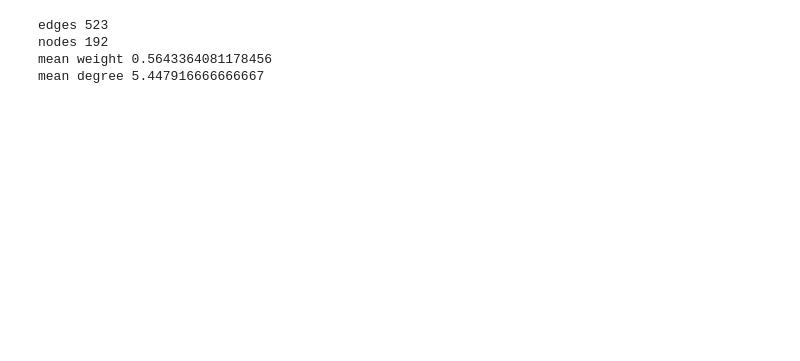
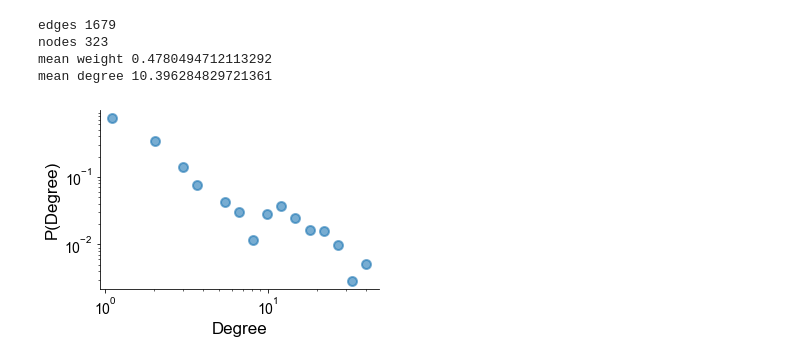
Before and after one commit to fenglabbuf/2025_Li_et_al, a Jupyter notebook: scripts/plot_modules.ipynb, the cells around one changed output. Saved outputs shown, nothing was run; the diff lists cells and outputs as text; code cells hidden in the pictures; blank space fills up the shorter version.

```diff
--- a/scripts/plot_modules.ipynb
+++ b/scripts/plot_modules.ipynb
@@ -29,12 +58,12 @@ treatments = ['Anp', 'AMn', 'AMp', 'AMnp']
 # %%
 DG = read_directed_grn(f'./../results/GRN/{treatments[0]}_7.txt')
-DGp = remove_edge(DG, 0.49, component='positive')
+DGp = remove_edge(DG, 0.4, component='positive')
 print(f'edges {len(DGp.edges())}')
 print(f'nodes {len(DGp.nodes())}')
 print(f'''mean weight {np.sum([w for _, _, w in list(DGp.edges.data('weight'))])/len(DGp.edges())}''')
 print(f'mean degree {np.sum(list(dict(DGp.degree()).values()))/len(DGp.nodes())}')
 # %% [output]
-edges 523
-nodes 192
-mean weight 0.5643364081178456
-mean degree 5.447916666666667
+edges 1679
+nodes 323
+mean weight 0.4780494712113292
+mean degree 10.396284829721361
@@ -47,0 +70,14 @@ part_a = louvain_cluster(DGp, random_state=True, random_s=random_s)
+# %%
+x1, y1 = plot_degree(DGp, n_bins=20)
+fig = plt.figure(figsize=(5,3.3))
+ax = fig.add_subplot(1, 1, 1)
+ax.loglog(x1,y1, 'o', markersize=9, markeredgecolor='tab:blue', markeredgewidth=2, alpha=0.6)
+ax.spines['top'].set_color('none')
+ax.spines['right'].set_color('none')
+plt.xticks(fontsize=14)
+plt.yticks(fontsize=14)
+plt.xlabel('Degree', fontsize=17)
+plt.ylabel('P(Degree)', fontsize=17)
+plt.savefig('./../figs/S5A.png', dpi=400, pad_inches=0.1, bbox_inches='tight')
+# %% [output]
+[figure, added]
```
Also changed, not shown: parts of 29 cells of this notebook, 8 other files.
